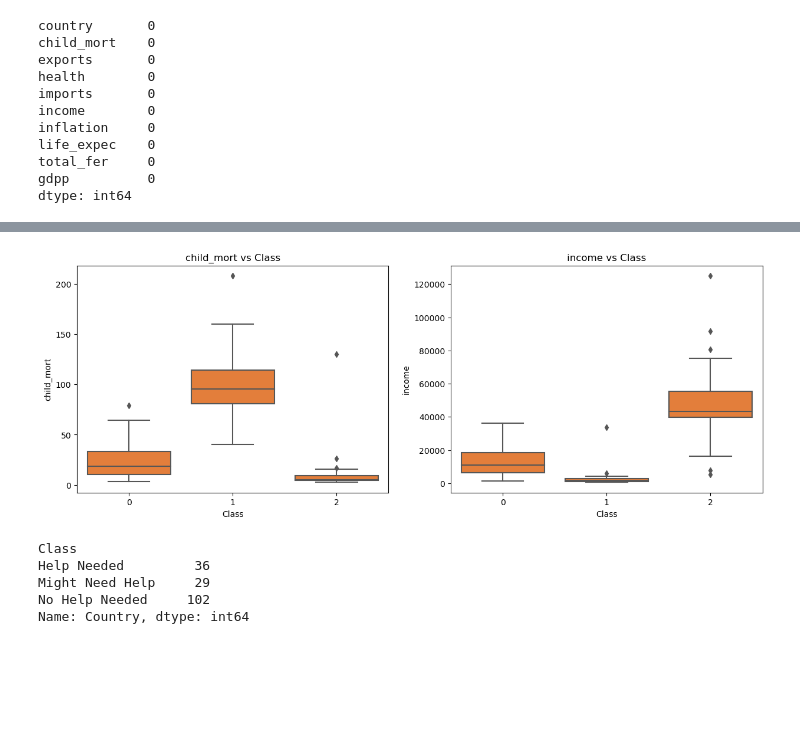
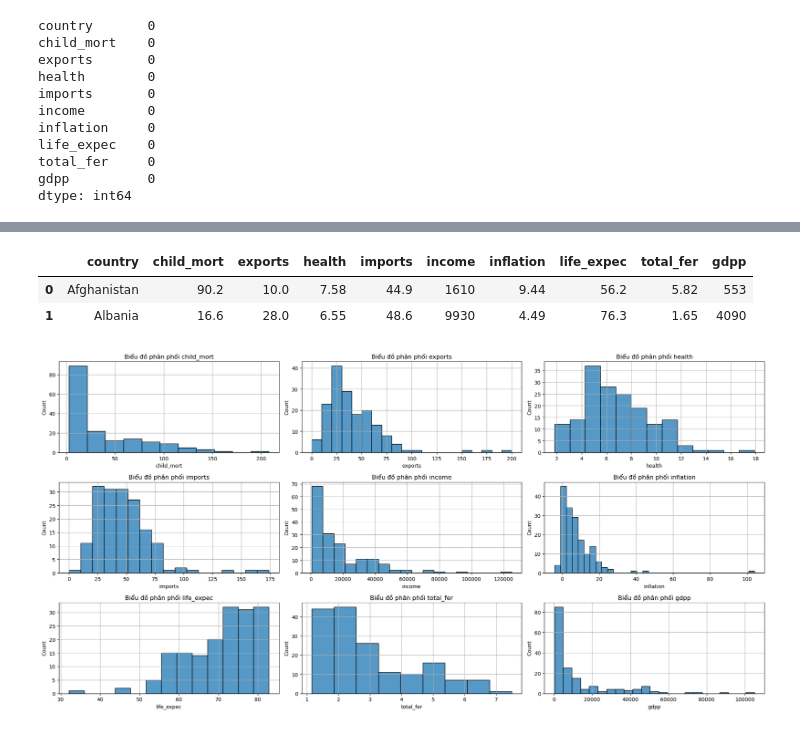
Before and after one commit to tuananhudu/Learn_AI, a Jupyter notebook: Model/Unsupervised_Learning/main.ipynb, the cells around one changed output, grey strips where cells are left out. Saved outputs shown, nothing was run; the diff lists cells and outputs as text; code cells hidden in the pictures; blank space fills up the shorter version.

Commit message:
done contry.data.csv

```diff
--- a/Model/Unsupervised_Learning/main.ipynb
+++ b/Model/Unsupervised_Learning/main.ipynb
@@ -88,15 +49,0 @@ df_ve.drop('country' , axis = 1 , inplace = True)
-# %%
-cols_ = 3
-rows = len(cols) // cols_
-png , axe = plt.subplots(rows , cols_ , figsize = (20,10))
-for y in range(rows):
-    for x in range(cols_):
-        axes = axe[y , x]
-        X = df_ve.iloc[: , y * cols_ + x]
-        sns.distplot(x = X , ax= axes , color= 'r')
-        title = cols[y*cols_+x]
-        axe[y ,x].set_title(f"Biểu đồ phân phối: {title}")
-        axe[y , x].set_xlabel(title)
-
-plt.tight_layout()
-plt.show()
@@ -118,15 +49,0 @@ plt.show()
-# %%
-cols_ = 3
-rows = len(cols) // cols_
-png , axe = plt.subplots(rows , cols_ , figsize = (20,10))
-for y in range(rows):
-    for x in range(cols_):
-        axes = axe[y , x]
-        X = df_ve.iloc[: , y * cols_ + x]
-        sns.boxplot(x = X , ax= axes , color= 'r')
-        title = cols[y*cols_+x]
-        axe[y ,x].set_title(f"Biểu đồ phân phối: {title}")
-        axe[y , x].set_xlabel(title)
-
-plt.tight_layout()
-plt.show()
@@ -302,14 +49,0 @@ plt.show()
-# %%
-fig, ax = plt.subplots(nrows=1, ncols=2, figsize=(15, 5))
-
-plt.subplot(1, 2, 1)
-sns.boxplot(x="Class", y="child_mort", data=df, color="#FF781F")
-plt.title("child_mort vs Class")
-
-plt.subplot(1, 2, 2)
-sns.boxplot(x="Class", y="income", data=df, color="#FF781F")
-plt.title("income vs Class")
-
-plt.show()
-# %% [output]
-[figure, removed]
@@ -342,8 +50,7 @@ fig.show(engine="kaleido")
-# %%
-df1.groupby('Class')['Country'].count()
-# %% [output]
-Class
-Help Needed         36
-Might Need Help     29
-No Help Needed     102
-Name: Country, dtype: int64
+# %%
+df_ve = df.copy()
+df_ve.head(2)
+# %% [output]
+|  | country | child_mort | exports | health | imports | income | inflation | life_expec | total_fer | gdpp |
+| 0 | Afghanistan | 90.2 | 10.0 | 7.58 | 44.9 | 1610 | 9.44 | 56.2 | 5.82 | 553 |
+| 1 | Albania | 16.6 | 28.0 | 6.55 | 48.6 | 9930 | 4.49 | 76.3 | 1.65 | 4090 |
@@ -349,0 +59,17 @@ Name: Country, dtype: int64
+# %%
+cols = df_ve.columns
+cols_ve = 3
+rows_ve = len(cols) // cols_ve
+fig , axe = plt.subplots(rows_ve , cols_ve , figsize = (20,10))
+
+for y in range(rows_ve):
+    for x in range(cols_ve):
+        axes = axe[y , x]
+        X = df_ve.iloc[: , y * cols_ve + x]
+        sns.histplot(X , ax = axes)
+        axes.grid()
+        title = X.name
+        axes.set_title(f'Biểu đồ phân phối {title}')
+plt.tight_layout()
+# %% [output]
+[figure, added]
```
Also changed, not shown: parts of 78 cells of this notebook.
